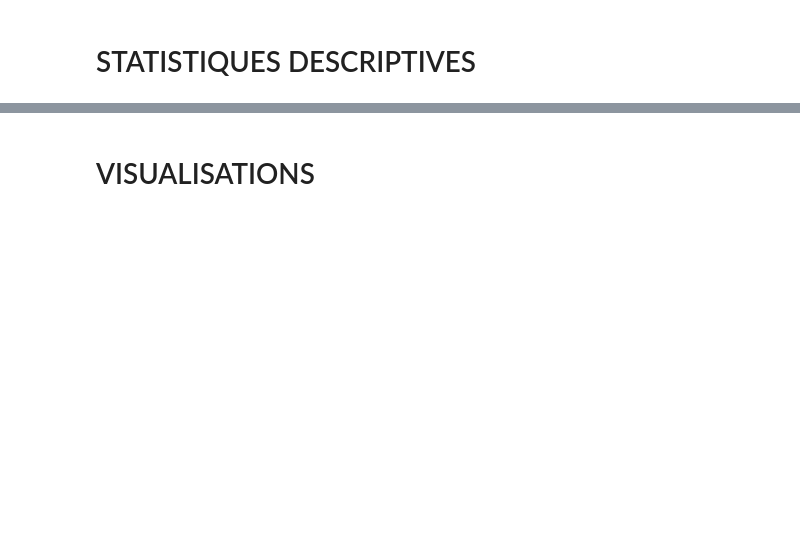
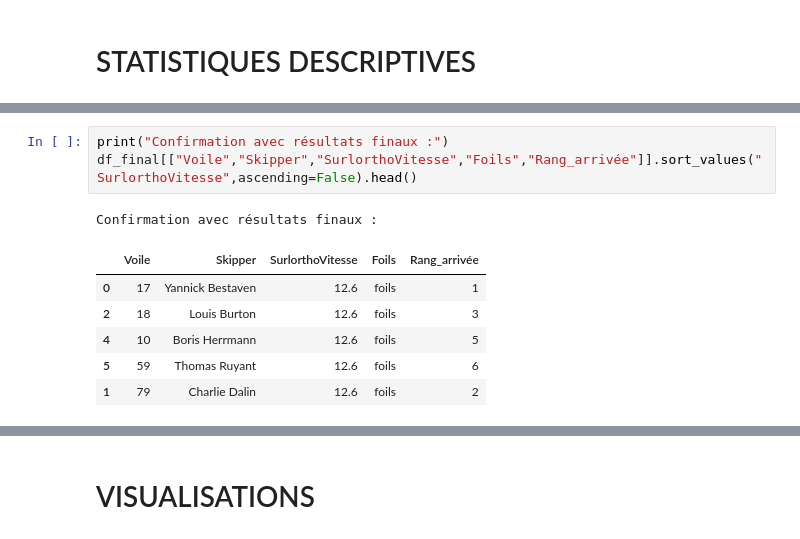
Before and after one commit to Kit-Data-Science-Telecom-2021-2022/KitBD_PSamir, a Jupyter notebook: Projet/projet.ipynb, the cells around one changed output, grey strips where cells are left out. Cells and saved outputs as stored; diff of their text form; blank space fills up the shorter version.

```diff
--- a/Projet/projet.ipynb
+++ b/Projet/projet.ipynb
@@ -250,0 +275,11 @@ df_merged.groupby(["Skipper","Voile"])["classement_vitesse_kts"].mean().sort_val
+# %%
+print("Confirmation avec résultats finaux :")
+df_final[["Voile","Skipper","SurlorthoVitesse","Foils","Rang_arrivée"]].sort_values("SurlorthoVitesse",ascending=False).head()
+# %% [output]
+Confirmation avec résultats finaux :
+|  | Voile | Skipper | SurlorthoVitesse | Foils | Rang_arrivée |
+| 0 | 17 | Yannick Bestaven | 12.6 | foils | 1 |
+| 2 | 18 | Louis Burton | 12.6 | foils | 3 |
+| 4 | 10 | Boris Herrmann | 12.6 | foils | 5 |
+| 5 | 59 | Thomas Ruyant | 12.6 | foils | 6 |
+| 1 | 79 | Charlie Dalin | 12.6 | foils | 2 |
```
Also changed, not shown: parts of 26 cells of this notebook.
